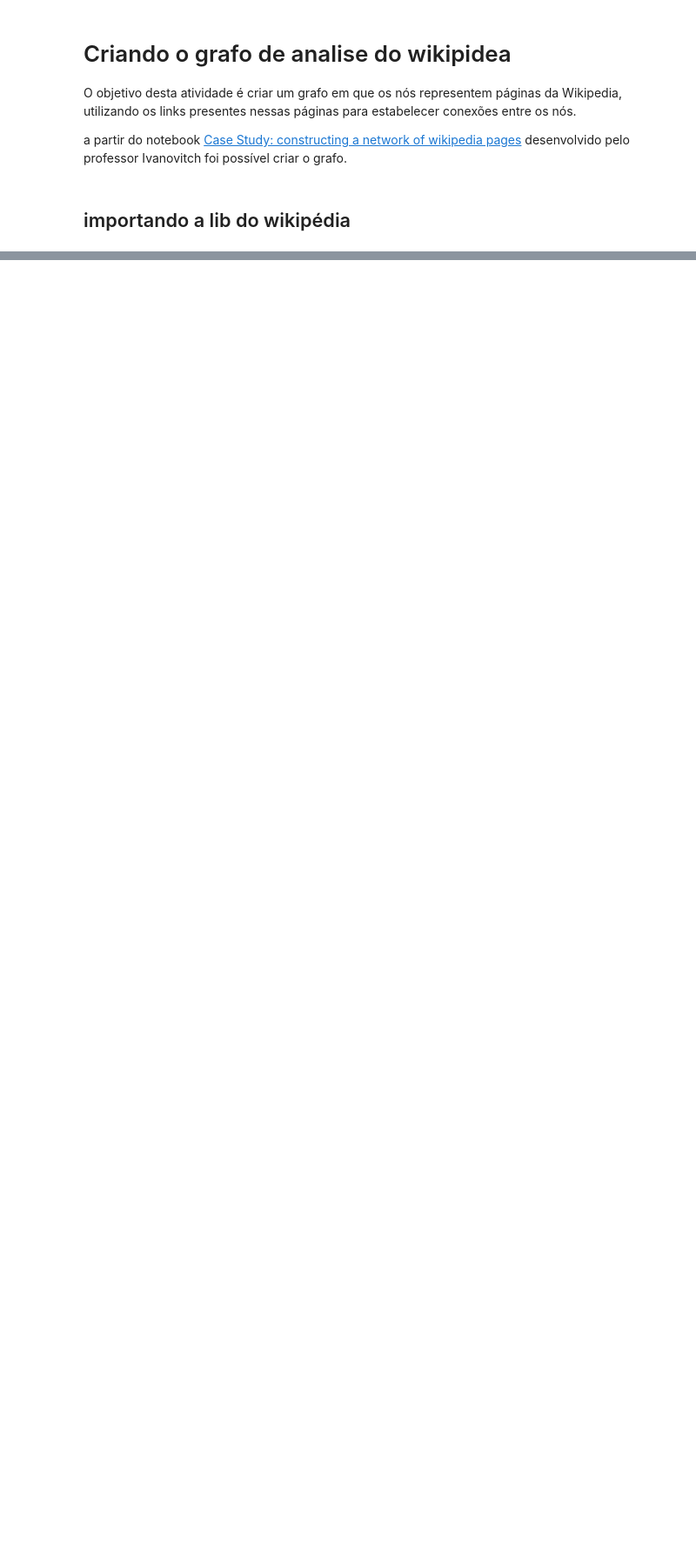
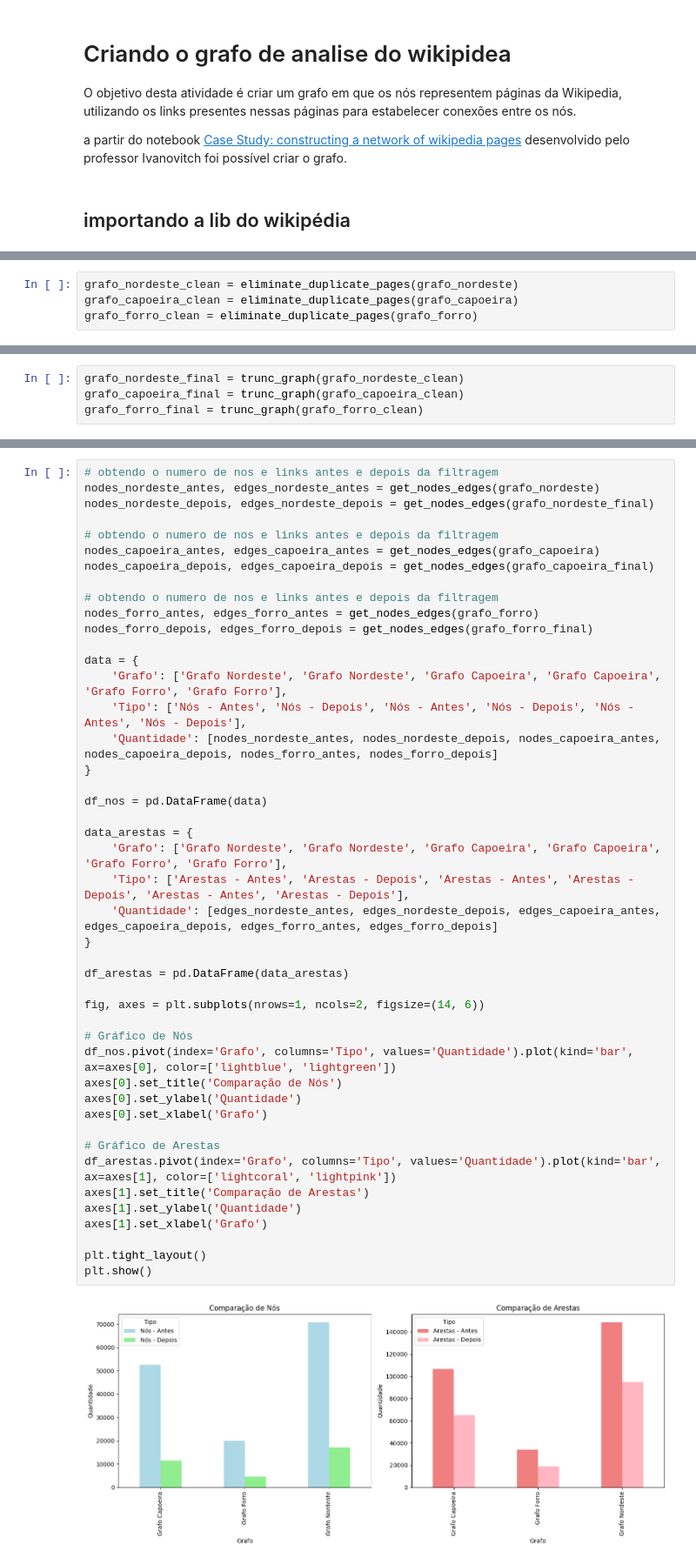
Before and after one commit to CarlosG18/aedii_dca0209, a Jupyter notebook: unidade3/U3T1/requisito1/grafo.ipynb, the cells around one changed output, grey strips where cells are left out. Shown: that part at 87% size. Saved outputs shown, nothing was run; the diff lists cells and outputs as text; blank space fills up the shorter version.

```diff
--- a/unidade3/U3T1/requisito1/grafo.ipynb
+++ b/unidade3/U3T1/requisito1/grafo.ipynb
@@ -114,0 +274,4 @@ print("{} nodes, {} edges".format(len(g), nx.number_of_edges(g)))
+# %%
+grafo_nordeste_clean = eliminate_duplicate_pages(grafo_nordeste)
+grafo_capoeira_clean = eliminate_duplicate_pages(grafo_capoeira)
+grafo_forro_clean = eliminate_duplicate_pages(grafo_forro)
@@ -114,0 +344,4 @@ print("{} nodes, {} edges".format(len(g), nx.number_of_edges(g)))
+# %%
+grafo_nordeste_final = trunc_graph(grafo_nordeste_clean)
+grafo_capoeira_final = trunc_graph(grafo_capoeira_clean)
+grafo_forro_final = trunc_graph(grafo_forro_clean)
@@ -114,0 +352,47 @@ print("{} nodes, {} edges".format(len(g), nx.number_of_edges(g)))
+# %%
+# obtendo o numero de nos e links antes e depois da filtragem
+nodes_nordeste_antes, edges_nordeste_antes = get_nodes_edges(grafo_nordeste)
+nodes_nordeste_depois, edges_nordeste_depois = get_nodes_edges(grafo_nordeste_final)
+
+# obtendo o numero de nos e links antes e depois da filtragem
+nodes_capoeira_antes, edges_capoeira_antes = get_nodes_edges(grafo_capoeira)
+nodes_capoeira_depois, edges_capoeira_depois = get_nodes_edges(grafo_capoeira_final)
+
+# obtendo o numero de nos e links antes e depois da filtragem
+nodes_forro_antes, edges_forro_antes = get_nodes_edges(grafo_forro)
+nodes_forro_depois, edges_forro_depois = get_nodes_edges(grafo_forro_final)
+
+data = {
+    'Grafo': ['Grafo Nordeste', 'Grafo Nordeste', 'Grafo Capoeira', 'Grafo Capoeira', 'Grafo Forro', 'Grafo Forro'],
+    'Tipo': ['Nós - Antes', 'Nós - Depois', 'Nós - Antes', 'Nós - Depois', 'Nós - Antes', 'Nós - Depois'],
+    'Quantidade': [nodes_nordeste_antes, nodes_nordeste_depois, nodes_capoeira_antes, nodes_capoeira_depois, nodes_forro_antes, nodes_forro_depois]
+}
+
+df_nos = pd.DataFrame(data)
+
+data_arestas = {
+    'Grafo': ['Grafo Nordeste', 'Grafo Nordeste', 'Grafo Capoeira', 'Grafo Capoeira', 'Grafo Forro', 'Grafo Forro'],
+    'Tipo': ['Arestas - Antes', 'Arestas - Depois', 'Arestas - Antes', 'Arestas - Depois', 'Arestas - Antes', 'Arestas - Depois'],
+    'Quantidade': [edges_nordeste_antes, edges_nordeste_depois, edges_capoeira_antes, edges_capoeira_depois, edges_forro_antes, edges_forro_depois]
+}
+
+df_arestas = pd.DataFrame(data_arestas)
+
+fig, axes = plt.subplots(nrows=1, ncols=2, figsize=(14, 6))
+
+# Gráfico de Nós
+df_nos.pivot(index='Grafo', columns='Tipo', values='Quantidade').plot(kind='bar', ax=axes[0], color=['lightblue', 'lightgreen'])
+axes[0].set_title('Comparação de Nós')
+axes[0].set_ylabel('Quantidade')
+axes[0].set_xlabel('Grafo')
+
+# Gráfico de Arestas
+df_arestas.pivot(index='Grafo', columns='Tipo', values='Quantidade').plot(kind='bar', ax=axes[1], color=['lightcoral', 'lightpink'])
+axes[1].set_title('Comparação de Arestas')
+axes[1].set_ylabel('Quantidade')
+axes[1].set_xlabel('Grafo')
+
+plt.tight_layout()
+plt.show()
+# %% [output]
+[figure, added]
```
Also changed, not shown: parts of 27 cells of this notebook, 3 other files.
